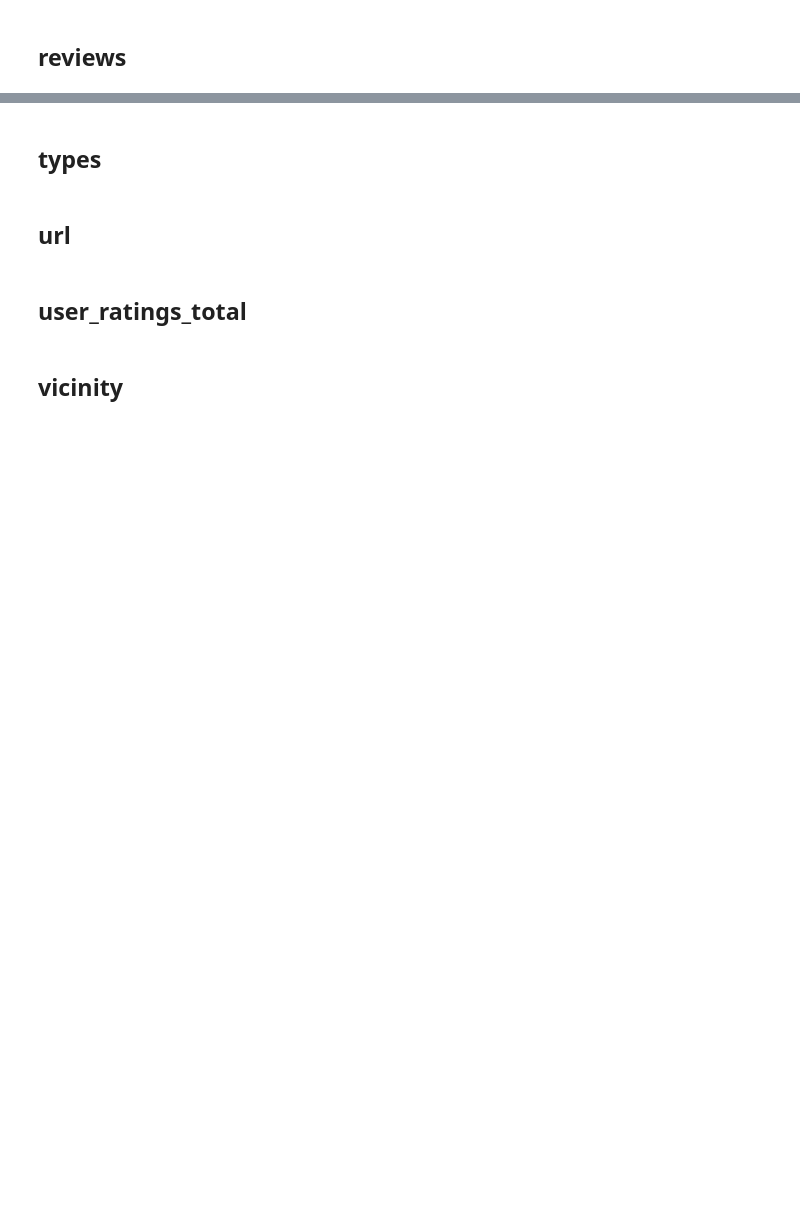
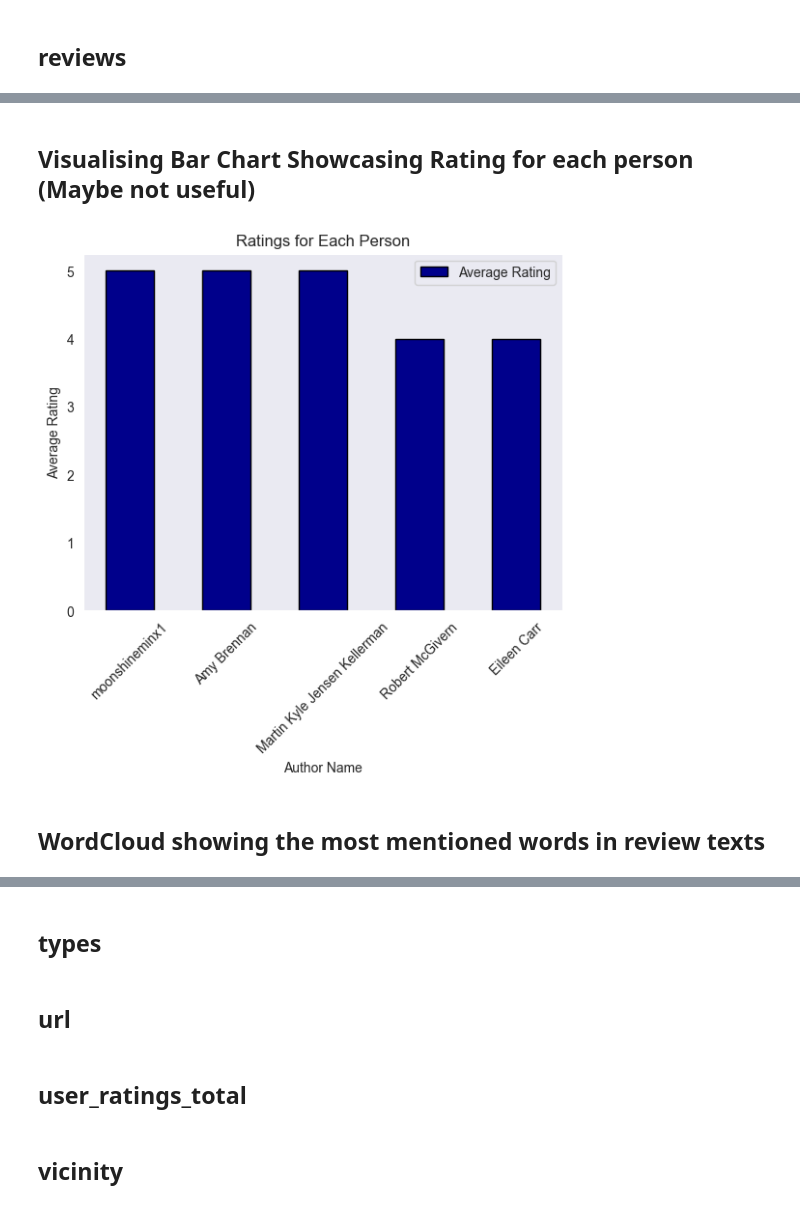
Before and after one commit to fernandobusta/DataProject, a Jupyter notebook: Processing-data/format-place.ipynb, the cells around one changed output, grey strips where cells are left out. Saved outputs shown, nothing was run; the diff lists cells and outputs as text; code cells hidden in the pictures; blank space fills up the shorter version.

Commit message:
Added more Data Processing Visualisations

```diff
--- a/Processing-data/format-place.ipynb
+++ b/Processing-data/format-place.ipynb
@@ -199,0 +221,18 @@ reviews_df
+# %%
+from dateutil.relativedelta import relativedelta
+
+def convert_relative_time_to_date(text):
+  # Split the text by space
+  parts = text.split()
+  # Get the first part which contains the number of months ago
+  months_ago = parts[0]
+  # Convert months_ago to integer
+  months_ago = int(months_ago)
+  # Get today's date
+  today = dt.date.today()
+  # Subtract months_ago from today's date using relativedelta and return it as a string in YYYY-MM format
+  return (today - relativedelta(months=months_ago)).strftime("%Y-%m")
+
+# Apply the function to get date for each relative time description
+reviews_df["date"] = reviews_df["relative_time_description"].apply(convert_relative_time_to_date)
+reviews_df
@@ -200,3 +246,4 @@ reviews_df
 # %%
-reviews_df_clean = reviews_df.drop(['author_url', 'language', 'time', 'profile_photo_url'], axis=1)
-reviews_df_clean
+# Removing unnecessary columns
+df1 = reviews_df.drop(['author_url', 'language', 'time', 'profile_photo_url', 'relative_time_description'], axis=1)
+df1
@@ -202,0 +257,2 @@ reviews_df_clean
+# %% [markdown]
+## Visualising Bar Chart Showcasing Rating for each person (Maybe not useful)
@@ -203,35 +261,38 @@ reviews_df_clean
 # %%
 import matplotlib.pyplot as plt
+import seaborn as sns
 
 # Create a list of unique author names
-author_names = list(reviews_df_clean['author_name'].unique())
+author_names = list(df1['author_name'].unique())
 
 # Create an empty dictionary to store average ratings for each author
 author_ratings = {}
 
 # Loop through each author name in the list
 for author in author_names:
   # Filter the dataset by the author name
   author_reviews = reviews_df_clean[reviews_df_clean['author_name'] == author]
   # Calculate the average rating for the author
   average_rating = author_reviews['rating'].mean()
   # Store the average rating in the dictionary
   author_ratings[author] = average_rating
 
 # Create a figure and an axis object
 fig, ax = plt.subplots()
 
 # Create a bar chart with author names on the x-axis and average ratings on the y-axis
 ax.bar(author_ratings.keys(), author_ratings.values(), color='darkblue', width=0.5, edgecolor='black')
 # Add labels and title to the chart
 ax.set_xlabel('Author Name')
 ax.set_ylabel('Average Rating')
 ax.set_title('Ratings for Each Person')
 # Remove grid lines from the chart
 ax.grid(False)
 # Add a legend to the chart
 ax.legend(['Average Rating'])
 # Adjust the size and rotation of the x-axis labels
 plt.xticks(rotation=45, fontsize=10)
 # Show the chart
 plt.show()
+# %% [output]
+[figure, added]
@@ -253,0 +299,2 @@ fig.show()
+# %% [markdown]
+## WordCloud showing the most mentioned words in review texts
```
Also changed, not shown: parts of 25 cells of this notebook.
